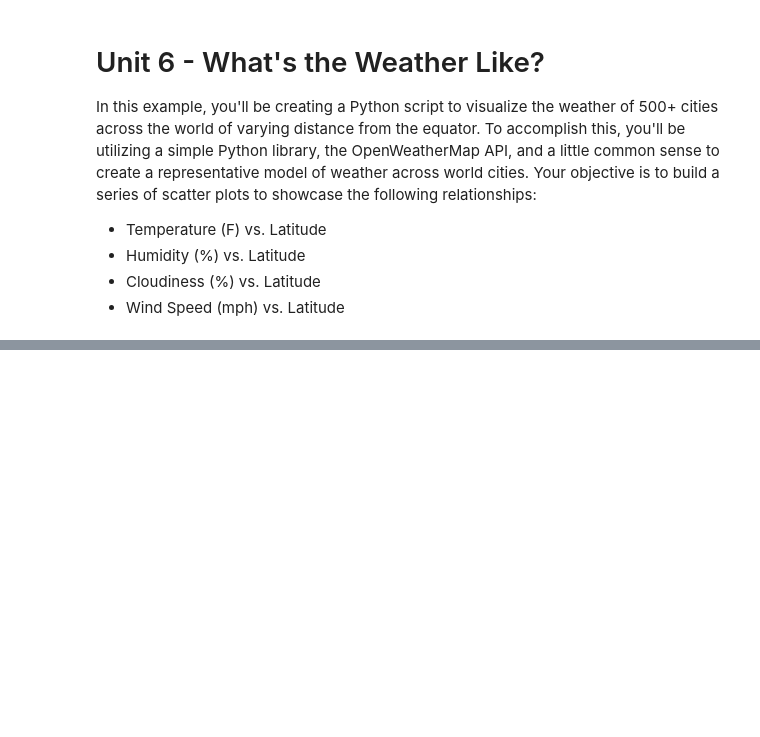
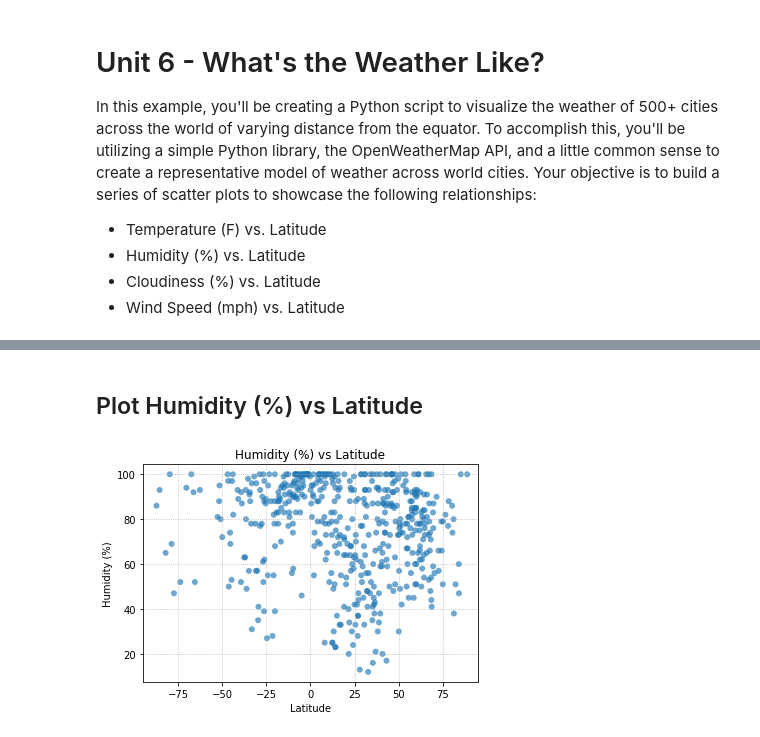
Before and after one commit to bmodie/Unit_6_WeatherPy, a Jupyter notebook: WeatherPy.ipynb, the cells around one changed output, grey strips where cells are left out. Saved outputs shown, nothing was run; the diff lists cells and outputs as text; code cells hidden in the pictures; blank space fills up the shorter version.

```diff
--- a/WeatherPy.ipynb
+++ b/WeatherPy.ipynb
@@ -71,0 +112,18 @@ JSONDecodeError: Expecting value: line 1 column 1 (char 0)
+# %% [markdown]
+## Plot Humidity (%) vs Latitude
+# %%
+# Build a scatter plot for each data type
+plt.scatter(city_final["Latitude"], city_final["Humidity"], edgecolor="none", linewidths=0.5, marker="o", alpha=0.65)
+# Incorporate the other graph properties
+plt.title("Humidity (%) vs Latitude")
+plt.ylabel("Humidity (%)")
+plt.xlabel("Latitude")
+plt.grid(linestyle='dotted')
+plt.xlim([-95, 95])
+
+# Save the figure
+plt.savefig("HumidityvsLat.png")
+
+plt.show()
+# %% [output]
+[figure, added]
```
Also changed, not shown: parts of 12 cells of this notebook, 8 other files.
